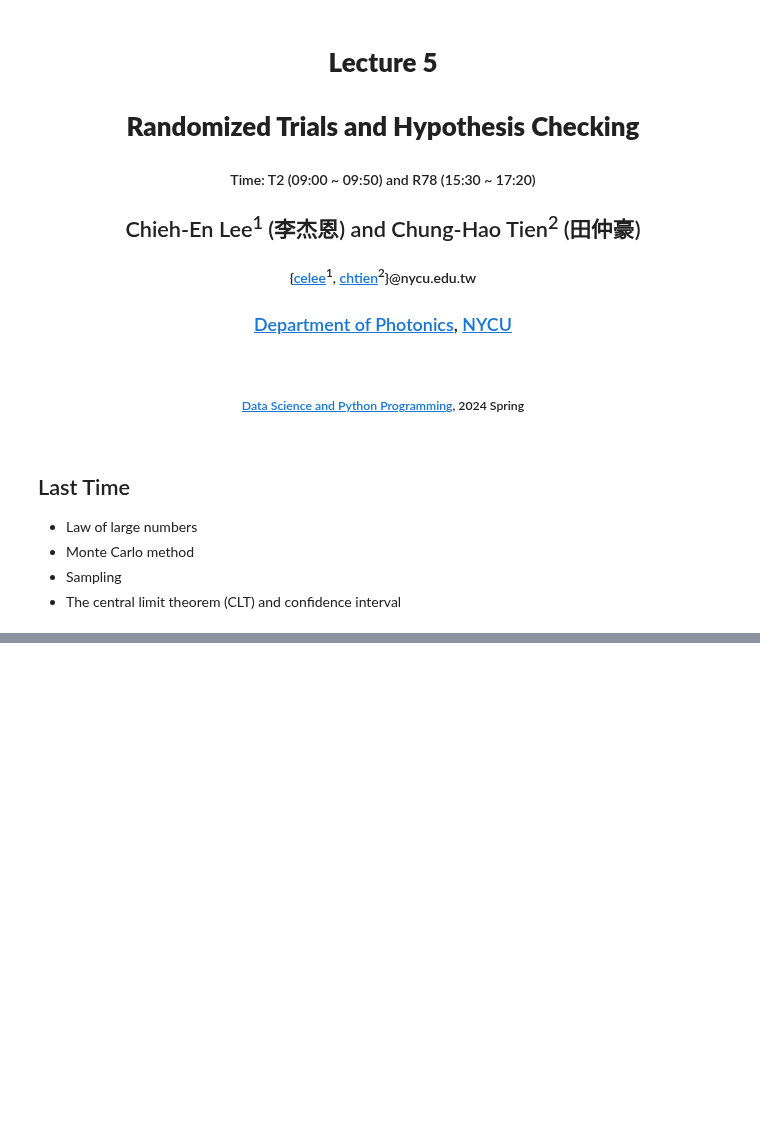
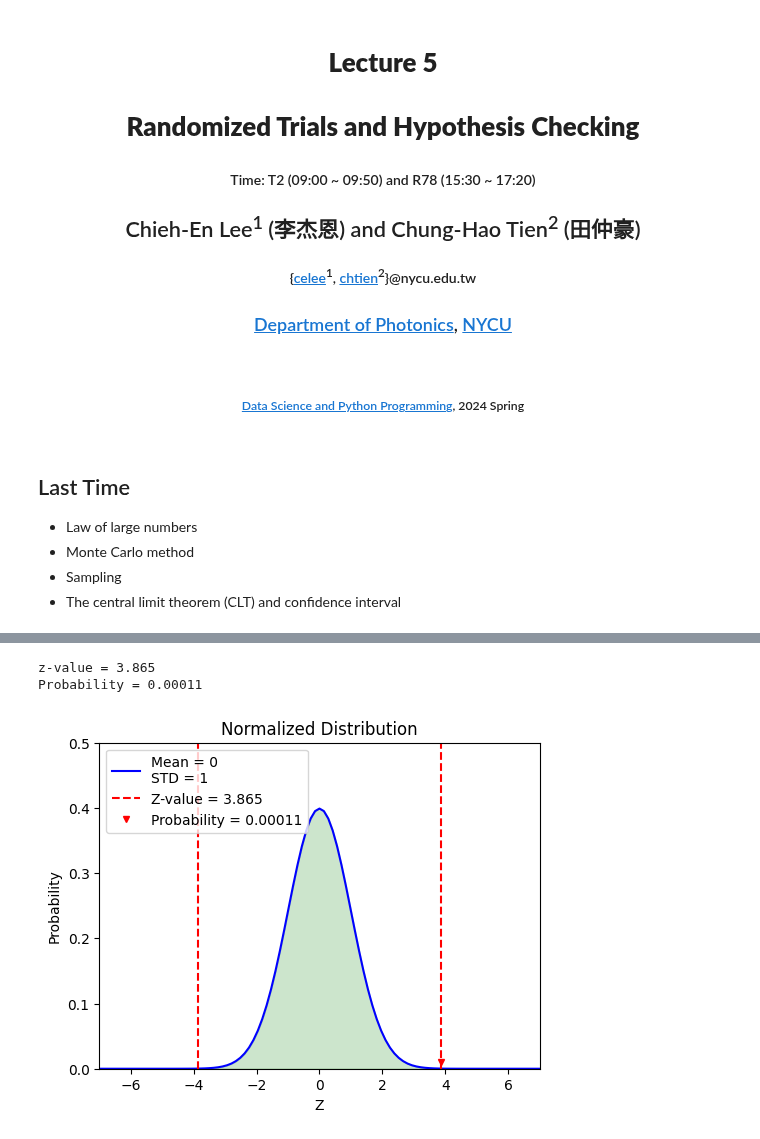
Before and after one commit to bruce88617/nycudopcs_advanced, a Jupyter notebook: Lectures/Lecture05/Lecture05.ipynb, the cells around one changed output, grey strips where cells are left out. Drawn from its saved outputs; the diff is of its cells as text; code cells hidden in the pictures; blank space fills up the shorter version.

```diff
--- a/Lectures/Lecture05/Lecture05.ipynb
+++ b/Lectures/Lecture05/Lecture05.ipynb
@@ -104,0 +164,8 @@ Probability = 0.00011
+# %%
+from scripts.testFuncs import test1
+
+test1(target=170, pVar=5.5)
+# %% [output]
+z-value = 3.865
+Probability = 0.00011
+[figure, added]
```
Also changed, not shown: parts of 29 cells of this notebook, 15 other files.
